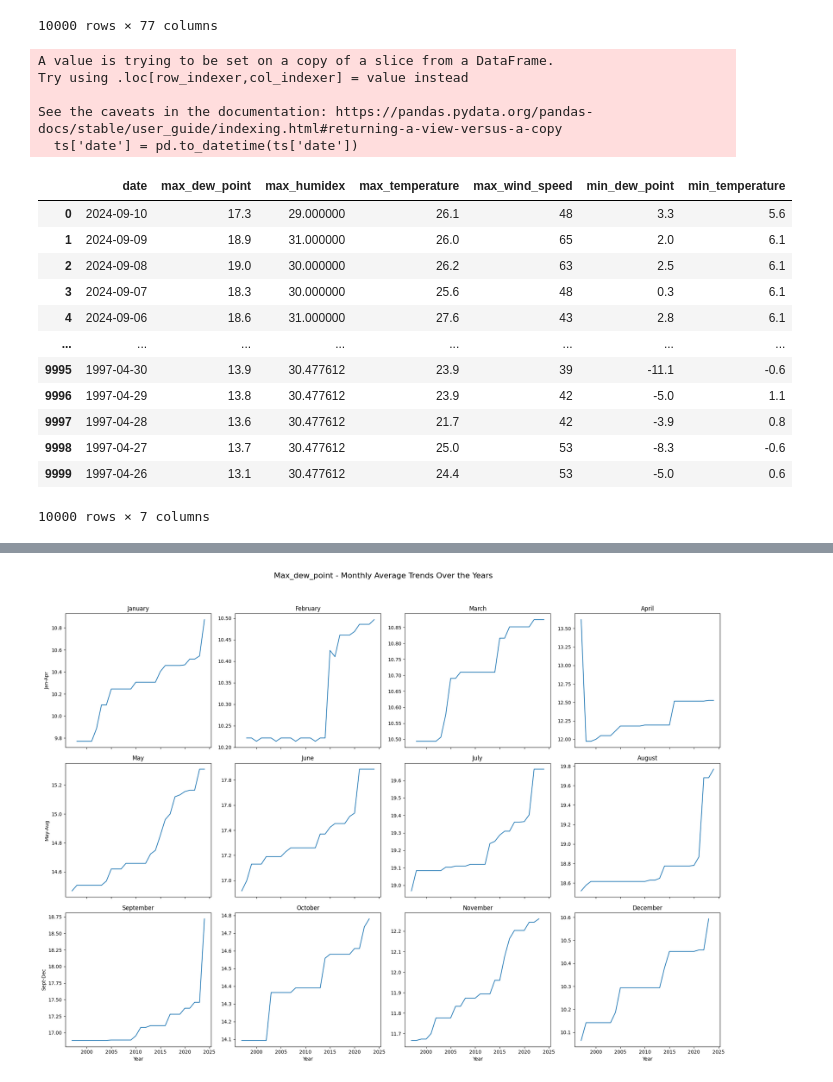
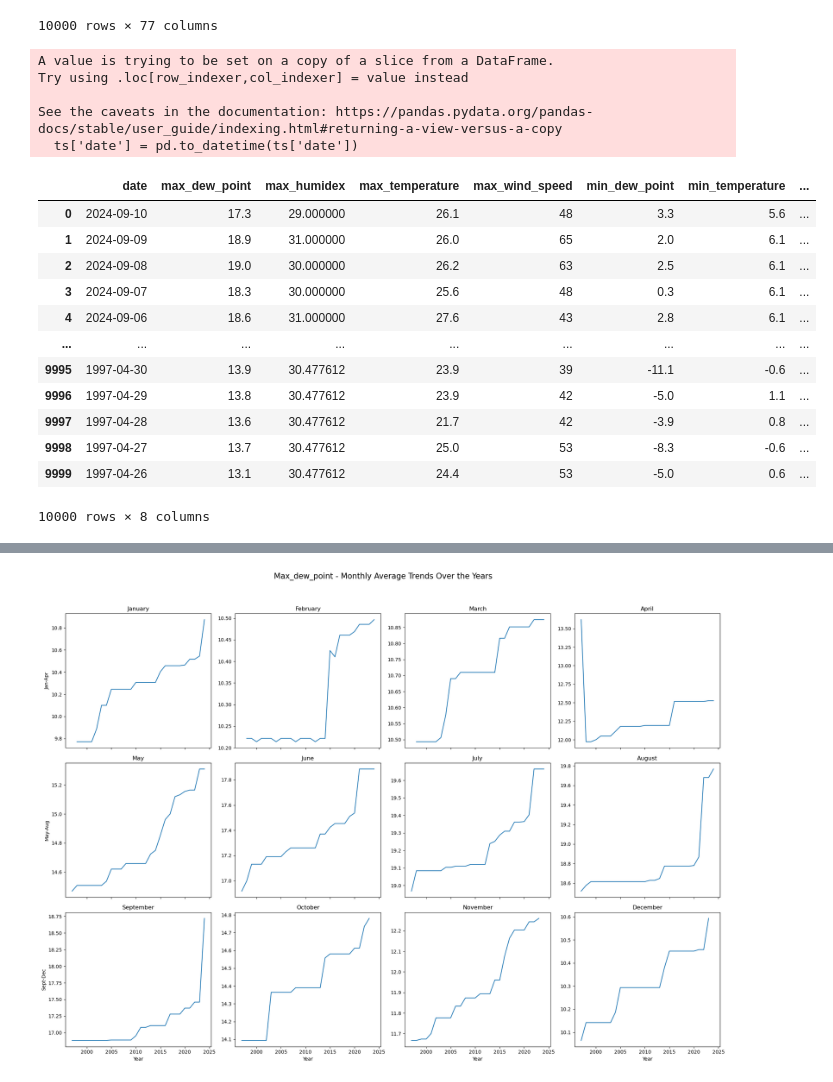
Before and after one commit to King7D/econ323-project, a Jupyter notebook: project.ipynb, the cells around one changed output, grey strips where cells are left out. Saved outputs shown, nothing was run; the diff lists cells and outputs as text; code cells hidden in the pictures.

```diff
--- a/project.ipynb
+++ b/project.ipynb
@@ -26,41 +26,42 @@ weather_data
 # %%
 # Data Cleaning for Time-Series observation
 ts_columns = ['date', 'max_dew_point_v', 'max_humidex_v', 'max_temperature_v', 'max_wind_speed_v',
-                   'min_dew_point_v', 'min_temperature_v']
+                   'min_dew_point_v', 'min_temperature_v','max_precipitation_v']
 ts = weather_data[ts_columns]
 ts['date'] = pd.to_datetime(ts['date'])
 ts = ts.rename(columns={
     'max_dew_point_v': 'max_dew_point',
     'max_humidex_v': 'max_humidex',
     'max_temperature_v': 'max_temperature',
     'max_wind_speed_v': 'max_wind_speed',
     'min_dew_point_v': 'min_dew_point',
-    'min_temperature_v': 'min_temperature'
+    'min_temperature_v': 'min_temperature',
+    'max_precipitation_v':'max_precipitation'
 })
 
 # Replace any missing values with the average of that column
 cm_data=ts.dropna()
 ts_data=ts
 ts_data.fillna(ts_data.mean(), inplace=True)
 
 # Preview of dataframe after cleaning
 ts_data
 # %% [output]
 A value is trying to be set on a copy of a slice from a DataFrame.
 Try using .loc[row_indexer,col_indexer] = value instead
 
 See the caveats in the documentation: https://pandas.pydata.org/pandas-docs/stable/user_guide/indexing.html#returning-a-view-versus-a-copy
   ts['date'] = pd.to_datetime(ts['date'])
-|  | date | max_dew_point | max_humidex | max_temperature | max_wind_speed | min_dew_point | min_temperature |
-| 0 | 2024-09-10 | 17.3 | 29.000000 | 26.1 | 48 | 3.3 | 5.6 |
-| 1 | 2024-09-09 | 18.9 | 31.000000 | 26.0 | 65 | 2.0 | 6.1 |
-| 2 | 2024-09-08 | 19.0 | 30.000000 | 26.2 | 63 | 2.5 | 6.1 |
-| 3 | 2024-09-07 | 18.3 | 30.000000 | 25.6 | 48 | 0.3 | 6.1 |
-| 4 | 2024-09-06 | 18.6 | 31.000000 | 27.6 | 43 | 2.8 | 6.1 |
-| ... | ... | ... | ... | ... | ... | ... | ... |
-| 9995 | 1997-04-30 | 13.9 | 30.477612 | 23.9 | 39 | -11.1 | -0.6 |
-| 9996 | 1997-04-29 | 13.8 | 30.477612 | 23.9 | 42 | -5.0 | 1.1 |
-| 9997 | 1997-04-28 | 13.6 | 30.477612 | 21.7 | 42 | -3.9 | 0.8 |
-| 9998 | 1997-04-27 | 13.7 | 30.477612 | 25.0 | 53 | -8.3 | -0.6 |
-| 9999 | 1997-04-26 | 13.1 | 30.477612 | 24.4 | 53 | -5.0 | 0.6 |
+|  | date | max_dew_point | max_humidex | max_temperature | max_wind_speed | min_dew_point | min_temperature | ... |
+| 0 | 2024-09-10 | 17.3 | 29.000000 | 26.1 | 48 | 3.3 | 5.6 | ... |
+| 1 | 2024-09-09 | 18.9 | 31.000000 | 26.0 | 65 | 2.0 | 6.1 | ... |
+| 2 | 2024-09-08 | 19.0 | 30.000000 | 26.2 | 63 | 2.5 | 6.1 | ... |
+| 3 | 2024-09-07 | 18.3 | 30.000000 | 25.6 | 48 | 0.3 | 6.1 | ... |
+| 4 | 2024-09-06 | 18.6 | 31.000000 | 27.6 | 43 | 2.8 | 6.1 | ... |
+| ... | ... | ... | ... | ... | ... | ... | ... | ... |
+| 9995 | 1997-04-30 | 13.9 | 30.477612 | 23.9 | 39 | -11.1 | -0.6 | ... |
+| 9996 | 1997-04-29 | 13.8 | 30.477612 | 23.9 | 42 | -5.0 | 1.1 | ... |
+| 9997 | 1997-04-28 | 13.6 | 30.477612 | 21.7 | 42 | -3.9 | 0.8 | ... |
+| 9998 | 1997-04-27 | 13.7 | 30.477612 | 25.0 | 53 | -8.3 | -0.6 | ... |
+| 9999 | 1997-04-26 | 13.1 | 30.477612 | 24.4 | 53 | -5.0 | 0.6 | ... |
-10000 rows × 7 columns
+10000 rows × 8 columns
```
Also changed, not shown: parts of 8 cells of this notebook.
